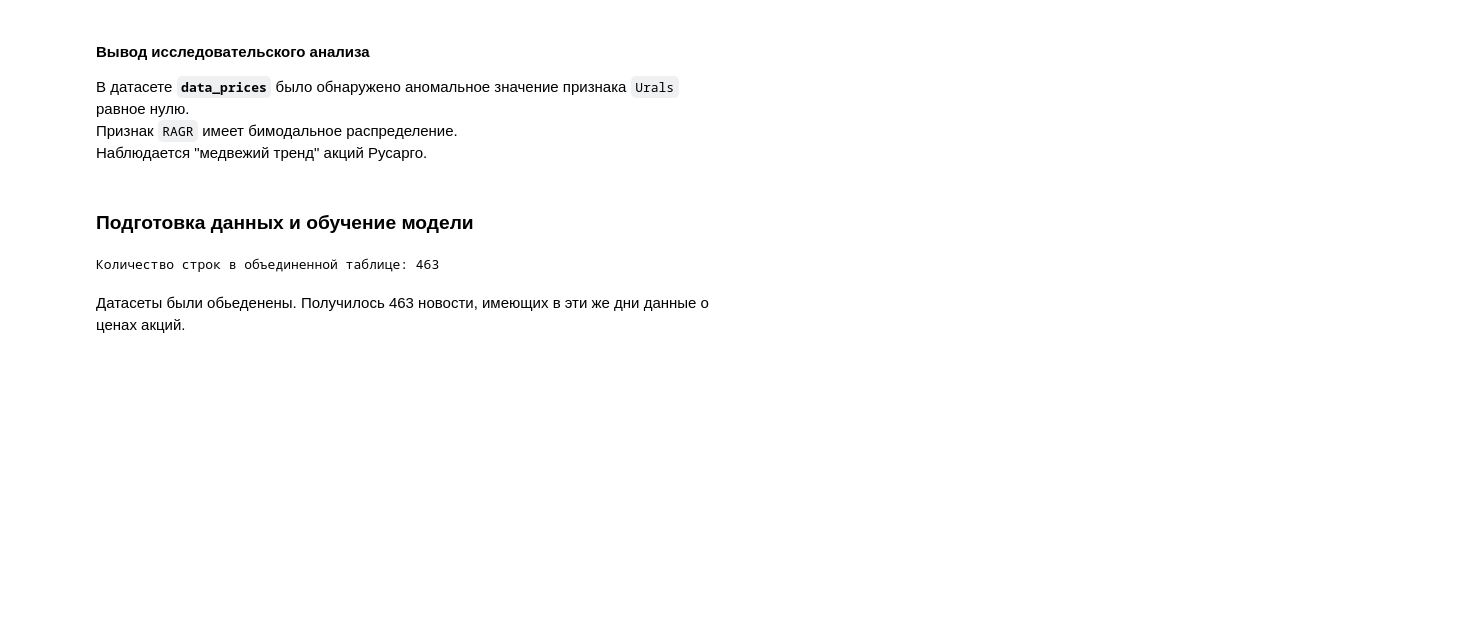
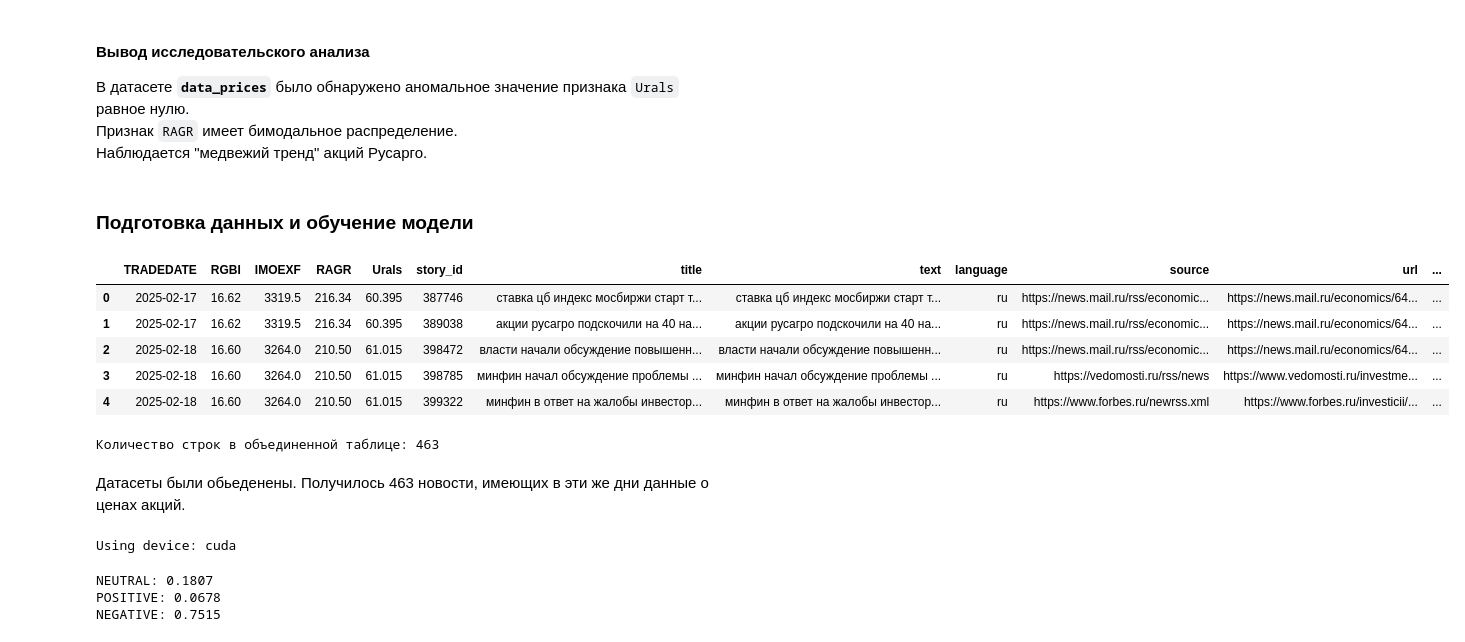
Before and after one commit to serguntsov/NLP_MARKET_PREDICTIONS, a Jupyter notebook: news_that_move_markets.ipynb, the cells around one changed output. Drawn from its saved outputs; the diff is of its cells as text; code cells hidden in the pictures; blank space fills up the shorter version.

```diff
--- a/news_that_move_markets.ipynb
+++ b/news_that_move_markets.ipynb
@@ -289,9 +299,21 @@ plt.show()
 # %%
 data_ragr = data_prices.merge(data_news, left_on='TRADEDATE', right_on='story_date', how='inner')
 
-data_ragr.head()
+data_ragr.drop(['story_date'], axis=1, inplace=True)
+display(data_ragr.head())
 print('Количество строк в объединенной таблице:', data_ragr.shape[0])
 # %% [output]
+|  | TRADEDATE | RGBI | IMOEXF | RAGR | Urals | story_id | title | text | language | source | url | ... |
+| 0 | 2025-02-17 | 16.62 | 3319.5 | 216.34 | 60.395 | 387746 | ставка цб индекс мосбиржи старт т... | ставка цб индекс мосбиржи старт т... | ru | https://news.mail.ru/rss/economic... | https://news.mail.ru/economics/64... | ... |
+| 1 | 2025-02-17 | 16.62 | 3319.5 | 216.34 | 60.395 | 389038 | акции русагро подскочили на 40 на... | акции русагро подскочили на 40 на... | ru | https://news.mail.ru/rss/economic... | https://news.mail.ru/economics/64... | ... |
+| 2 | 2025-02-18 | 16.60 | 3264.0 | 210.50 | 61.015 | 398472 | власти начали обсуждение повышенн... | власти начали обсуждение повышенн... | ru | https://news.mail.ru/rss/economic... | https://news.mail.ru/economics/64... | ... |
+| 3 | 2025-02-18 | 16.60 | 3264.0 | 210.50 | 61.015 | 398785 | минфин начал обсуждение проблемы ... | минфин начал обсуждение проблемы ... | ru | https://vedomosti.ru/rss/news | https://www.vedomosti.ru/investme... | ... |
+| 4 | 2025-02-18 | 16.60 | 3264.0 | 210.50 | 61.015 | 399322 | минфин в ответ на жалобы инвестор... | минфин в ответ на жалобы инвестор... | ru | https://www.forbes.ru/newrss.xml | https://www.forbes.ru/investicii/... | ... |
 Количество строк в объединенной таблице: 463
 # %% [markdown]
 Датасеты были обьеденены. Получилось 463 новости, имеющих в эти же дни данные о ценах акций.
+# %%
+device = torch.device('cuda' if torch.cuda.is_available() else 'cpu')
+print(f"Using device: {device}")
+# %% [output]
+Using device: cuda
@@ -297,0 +323,17 @@ print('Количество строк в объединенной таблиц
+# %%
+text = "Директор компании попал в тюрьму. Компанию Русагро ждет крах"
+inputs = tokenizer(text, return_tensors="pt", truncation=True)
+
+
+with torch.no_grad():
+    outputs = model(**inputs)
+    probs = F.softmax(outputs.logits, dim=-1).squeeze()
+
+label_conf = model.config.id2label.values()
+
+for label, prob in zip(label_conf, probs):
+    print(f"{label}: {prob:.4f}")
+# %% [output]
+NEUTRAL: 0.1807
+POSITIVE: 0.0678
+NEGATIVE: 0.7515
```
Also changed, not shown: parts of 3 cells of this notebook.
